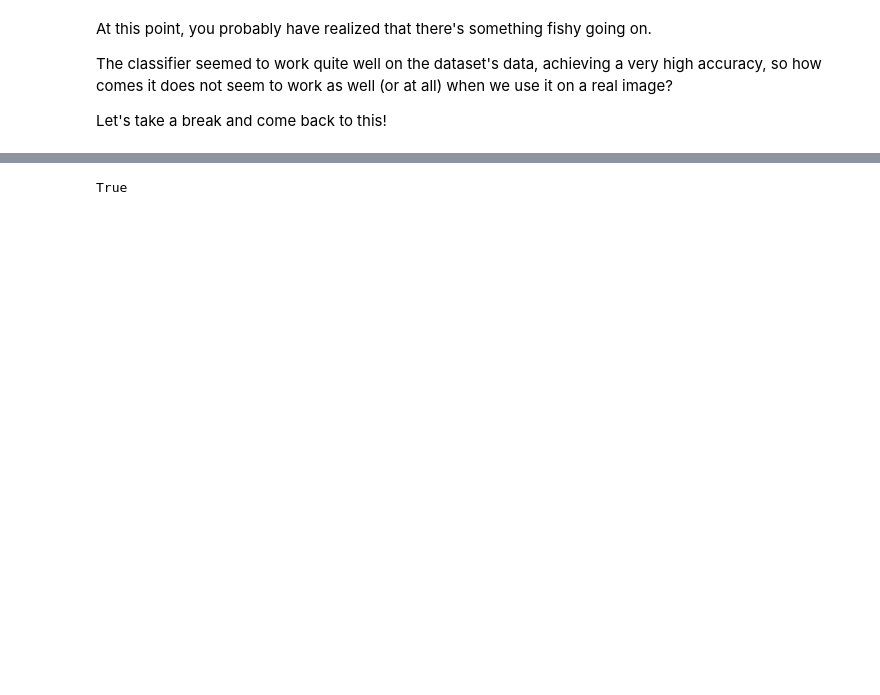
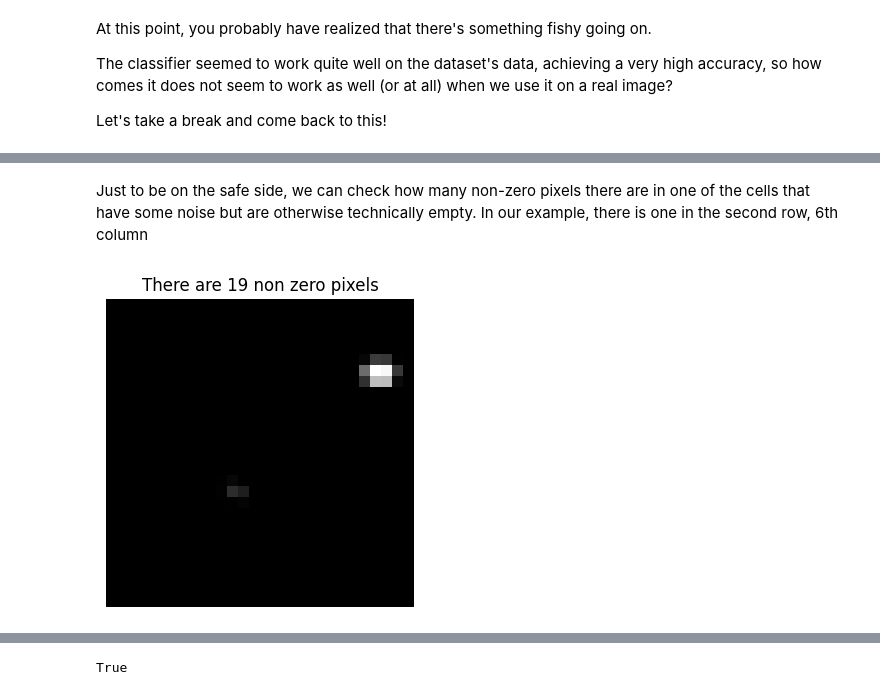
Before and after one commit to matteobarbieri/phd-school, a Jupyter notebook: home/notebooks_solution/3-solve-sudoku.ipynb, the cells around one changed output, grey strips where cells are left out. Saved outputs shown, nothing was run; the diff lists cells and outputs as text; code cells hidden in the pictures; blank space fills up the shorter version.

```diff
--- a/home/notebooks_solution/3-solve-sudoku.ipynb
+++ b/home/notebooks_solution/3-solve-sudoku.ipynb
@@ -343,0 +478,19 @@ digits_list = [list(ll) for ll in list(digits_int)]
+# %% [markdown]
+Just to be on the safe side, we can check how many non-zero pixels there are in one of the cells that have some noise but are otherwise technically empty. In our example, there is one in the second row, 6th column
+# %%
+i, j = 1, 5 # This cell is emoty, but has a smudge
+
+test_cell = slice_grid(cropped, i, j, W)
+cleaned = remove_stuff(test_cell)
+resized = cv2.resize(cleaned, (28, 28), interpolation = cv2.INTER_AREA)
+
+# We count the number of non-zero pixels like that
+# We use resized.min() rather than 0 in case for whatever reason 0 is not the background color (it should though)
+non_zero_pixels = (resized != resized.min()).sum()
+
+plt.figure(figsize=(4, 4))
+plt.axis('off') # Removes axis
+plt.imshow(resized, cmap='gray')
+plt.title(f"There are {non_zero_pixels} non zero pixels");
+# %% [output]
+[figure, added]
```
Also changed, not shown: parts of 61 cells of this notebook, 14 other files.
